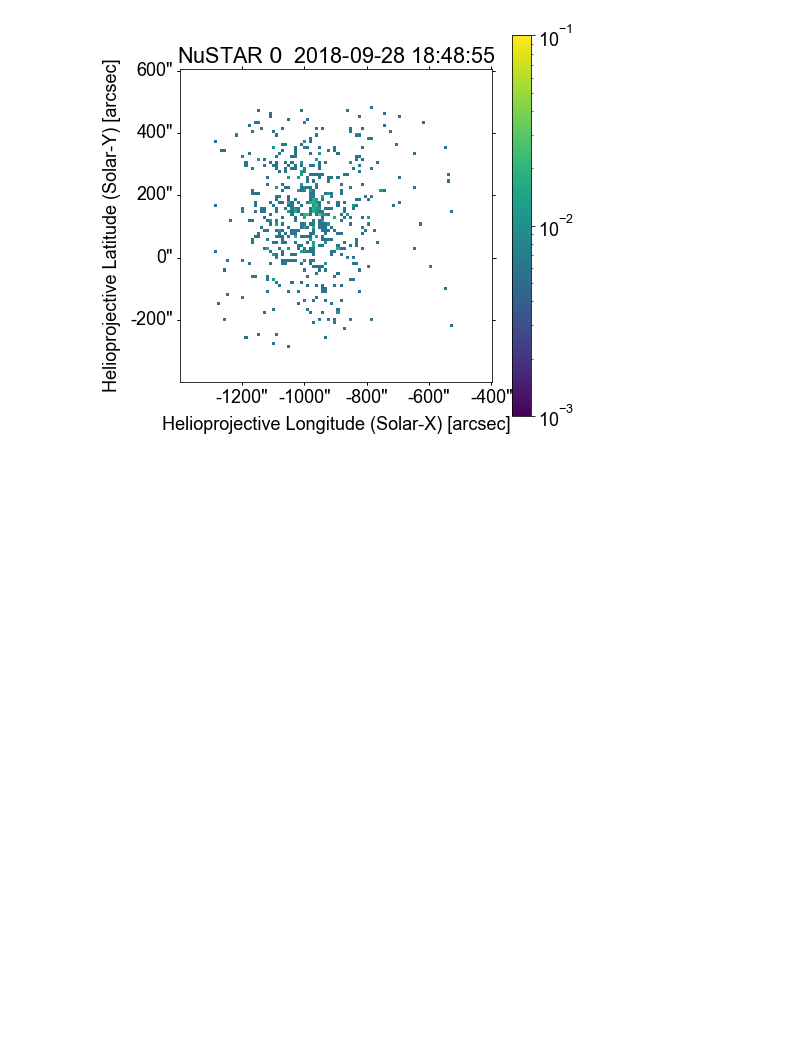
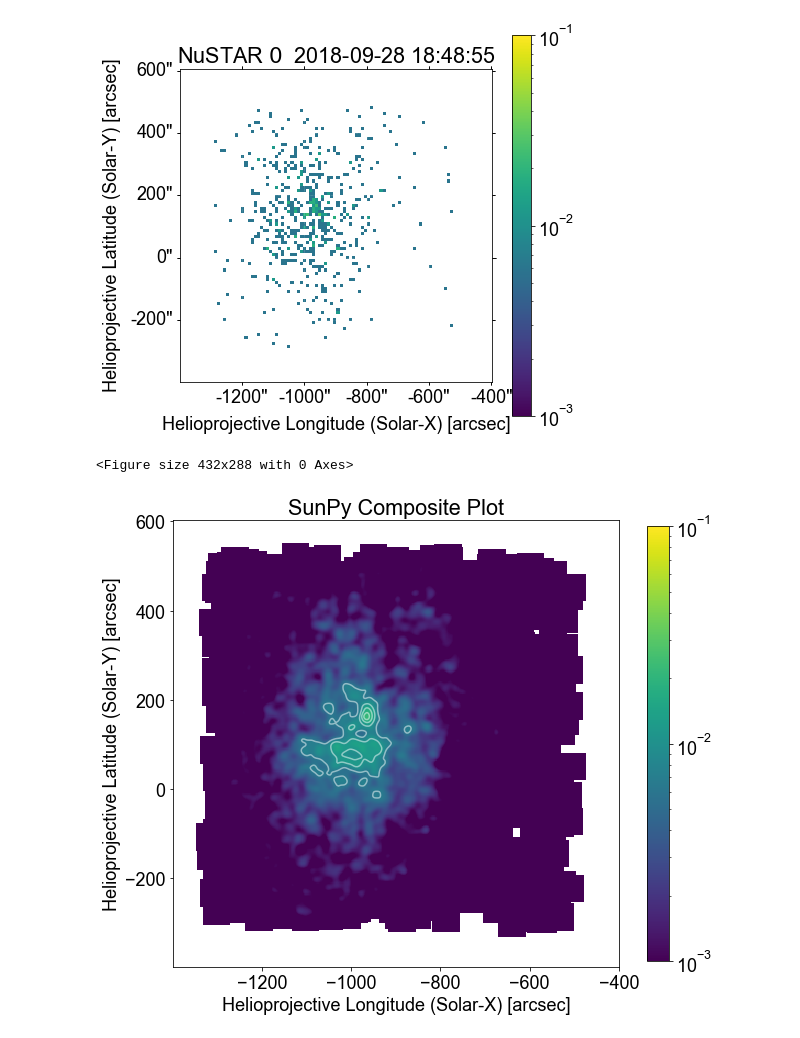
Before and after one commit to ianan/nustar_sac, a Jupyter notebook: python/example_nustar_map.ipynb, the cells around one changed output. Cells and saved outputs as stored; diff of their text form; code cells hidden in the pictures; blank space fills up the shorter version.

```diff
--- a/python/example_nustar_map.ipynb
+++ b/python/example_nustar_map.ipynb
@@ -226,3 +226,36 @@ plt.show()
 # print(rfilter_submap.meta['exptime'],rfilter_submap.exposure_time)
 # %% [output]
 [figure]
+# %%
+# Plot contours over a NuSTAR map - in this case just compositing the same map together
+# but could be anything, i.e. NuSTAR contours on an AIA map
+
+#  Make a copy of our NuSTAR map
+gsn_map2=sunpy.map.Map(gsn_map.data,gsn_map.meta)
+
+# Make a colour map with all the colours the same for plotting the contours
+from matplotlib.colors import LinearSegmentedColormap
+# cm2 = LinearSegmentedColormap.from_list('simple', [(0.8,0.1,0),(0.8,0.1,0)], N=2)
+cm2 = LinearSegmentedColormap.from_list('simple', [(1,1,1),(1,1,1)], N=2)
+
+# Setup up the map norm and colors and contour colours
+gsn_map.plot_settings['cmap'] = plt.viridis()
+gsn_map.plot_settings['norm'] = colors.LogNorm(vmin=1e-3,vmax=1e-1)
+gsn_map2.plot_settings['cmap'] = cm2
+# gsn_map2.plot_settings['norm'] = colors.LogNorm(vmin=dmin,vmax=dmax)
+
+# Map the composite map
+comp_map = sunpy.map.Map(gsn_map, gsn_map2, composite=True)
+# Set the second map as the contours and set the limits
+# comp_map.set_levels(index=1, levels=[5e-3,1e-2,1e-1])
+comp_map.set_levels(index=1, levels=[30,50,70,90],percent=True)
+# Change the alpha channel
+comp_map.set_alpha(index=1,alpha=0.5)
+
+fig = plt.figure(figsize=(10, 10))
+comp_map.plot()
+plt.colorbar(shrink=0.8)
+plt.show()
+# %% [output]
+<Figure size 432x288 with 0 Axes>
+[figure, added]
```
